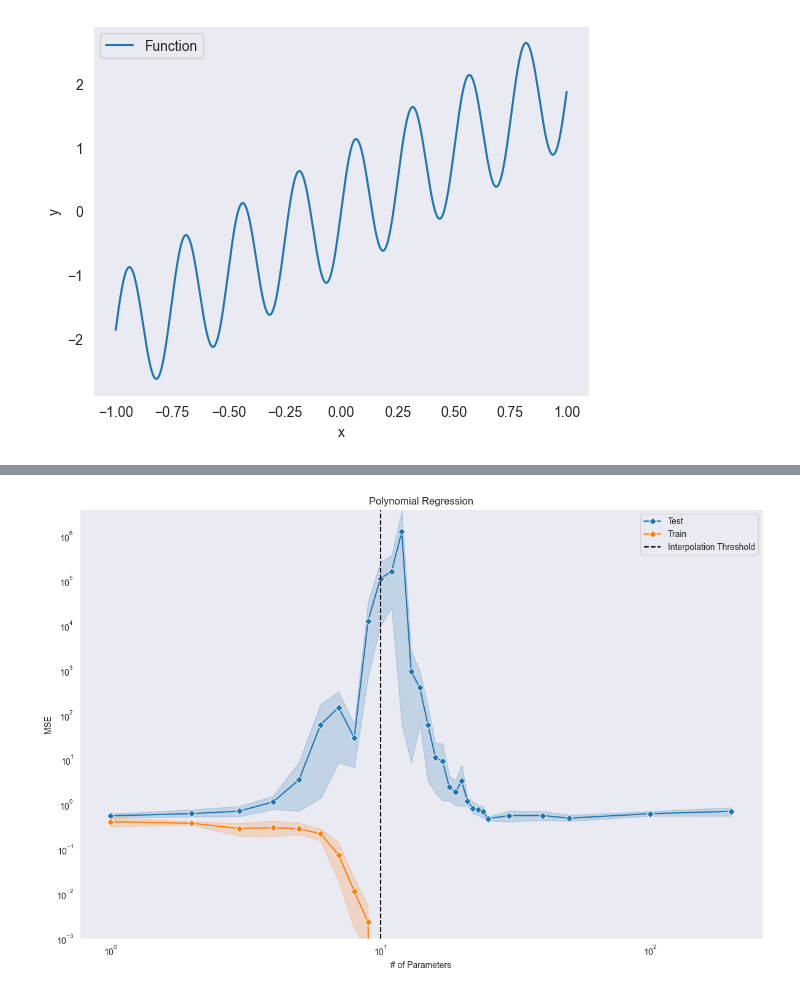
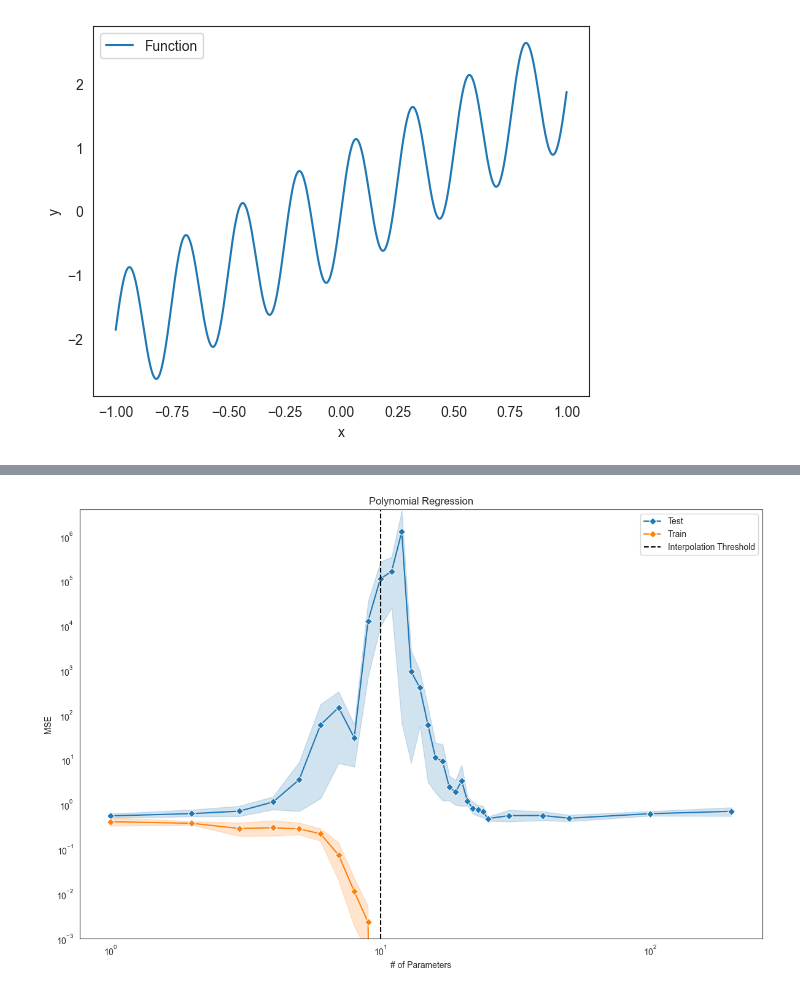
Before and after one commit to tensor-fusion/Double-Descent-Deep-Nets, a Jupyter notebook: src/notebook.ipynb, the cells around one changed output, grey strips where cells are left out. Cells and saved outputs as stored; diff of their text form; code cells hidden in the pictures.

Commit message:
params in plot

```diff
--- a/src/notebook.ipynb
+++ b/src/notebook.ipynb
@@ -8,7 +8,7 @@ import numpy as np
 import pandas as pd
 import seaborn as sns
 
-sns.set_style("dark")
+sns.set_style("white")
 np.random.seed(42)
 # %%
 OUTPUT_DIR = "../output"
@@ -60,11 +59,11 @@ def transformed_y(X: np.ndarray):
 # Function to approximate
 X_test = np.linspace(start=low, stop=high, num=1000).reshape(-1, 1)
 y_test = transformed_y(X_test)
-plt.close()
+
+
 sns.lineplot(x=X_test[:, 0], y=y_test, label="Function")
 plt.xlabel("x")
 plt.ylabel("y")
-
 plt.savefig(
     os.path.join(OUTPUT_DIR, f"data.png"),
     bbox_inches="tight",
@@ -73,7 +72,7 @@ plt.savefig(
 plt.show()
 plt.close()
 # %% [output]
-[figure, old version]
+[figure, new version]
 # %%
 def generate_data(low, high, num_samples):
     X = np.random.uniform(low=low, high=high, size=(num_samples, 1))
@@ -121,15 +120,17 @@ def plot_fitting(
     )
     plt.close()
 # %%
-def create_fitting_animation(image_dir, output_path, fps=2):
+def animate_fitting(image_dir, fps=2):
     images = sorted(
         glob.glob(os.path.join(image_dir, "*.png")),
         key=lambda x: int(x.split("=")[-1].split(".")[0]),
     )
     image_list = [imageio.imread(img) for img in images]
+
+    output_path = os.path.join(image_dir, "animation.gif")
     imageio.mimsave(output_path, image_list, fps=fps, loop=0)
 # %%
-def plot_double_descent(fitting_output_df, num_data, output_dir):
+def plot_double_descent(fitting_output_df, samples, output_dir):
     plt.figure(figsize=(12, 8))
     sns.lineplot(
         data=fitting_output_df,
@@ -152,7 +153,7 @@ def plot_double_descent(fitting_output_df, num_data, output_dir):
     plt.xscale("log")
     plt.title("Polynomial Regression")
     plt.axvline(
-        x=num_data, color="black", linestyle="--", label="Interpolation Threshold"
+        x=samples, color="black", linestyle="--", label="Interpolation Threshold"
     )
     plt.legend(loc="upper right")
 
@@ -213,7 +238,6 @@ def create_double_descent_animation(fitting_output_df, num_data, output_dir):
     ani.save(gif_path, writer="pillow", fps=20)
     plt.close(fig)
 # %%
-os.makedirs(OUTPUT_DIR, exist_ok=True)
 fits_per_param = list(range(6))
 fitting_output = []
 
@@ -222,25 +246,25 @@ for parameter_count in parameter_counts:
     os.makedirs(per_params_dir, exist_ok=True)
 
     param_degrees = 1 + np.arange(parameter_count).astype(int)
+
     for repeats in fits_per_param:
         X_train, y_train = generate_data(low, high, samples)
         X_train_poly, y_train_pred, y_test_pred = fit_polynomial_regression(
             X_train, y_train, X_test, param_degrees
         )
 
-        train_mse = mean_squared_error(y_train, y_train_pred)
-        test_mse = mean_squared_error(y_test, y_test_pred)
+        train_loss = mean_squared_error(y_train, y_train_pred)
+        test_loss = mean_squared_error(y_test, y_test_pred)
 
         print(
-            f"parameter_count={parameter_count}, repeats={repeats}, train_loss={train_mse:.4f}, test_loss={test_mse:.4f}"
+            f"parameter_count={parameter_count}, repeats={repeats}, train_loss={train_loss:.4f}, test_loss={test_loss:.4f}"
         )
 
         fitting_output.append(
             {
                 "# of Parameters": parameter_count,
-                # "repeat_idx": repeats,
-                "Train": train_mse,
-                "Test": test_mse,
+                "Train": train_loss,
+                "Test": test_loss,
             }
         )
 
@@ -255,9 +279,8 @@ for parameter_count in parameter_counts:
             repeats,
         )
 
-    create_fitting_animation(
+    animate_fitting(
         per_params_dir,
-        os.path.join(per_params_dir, "animation.gif"),
     )
 
 fitting_output_df = pd.DataFrame(fitting_output)
@@ -280,7 +303,6 @@ parameter_count=200, repeats=3, train_loss=0.0000, test_loss=0.6537
 parameter_count=200, repeats=4, train_loss=0.0000, test_loss=0.4649
 parameter_count=200, repeats=5, train_loss=0.0000, test_loss=0.9531
 # %%
-create_double_descent_animation(fitting_output_df, samples, OUTPUT_DIR)
 plot_double_descent(fitting_output_df, samples, OUTPUT_DIR)
 # %% [output]
-[figure, old version]
+[figure, new version]
```
Also changed, not shown: parts of 3 cells of this notebook, 25 other files.
